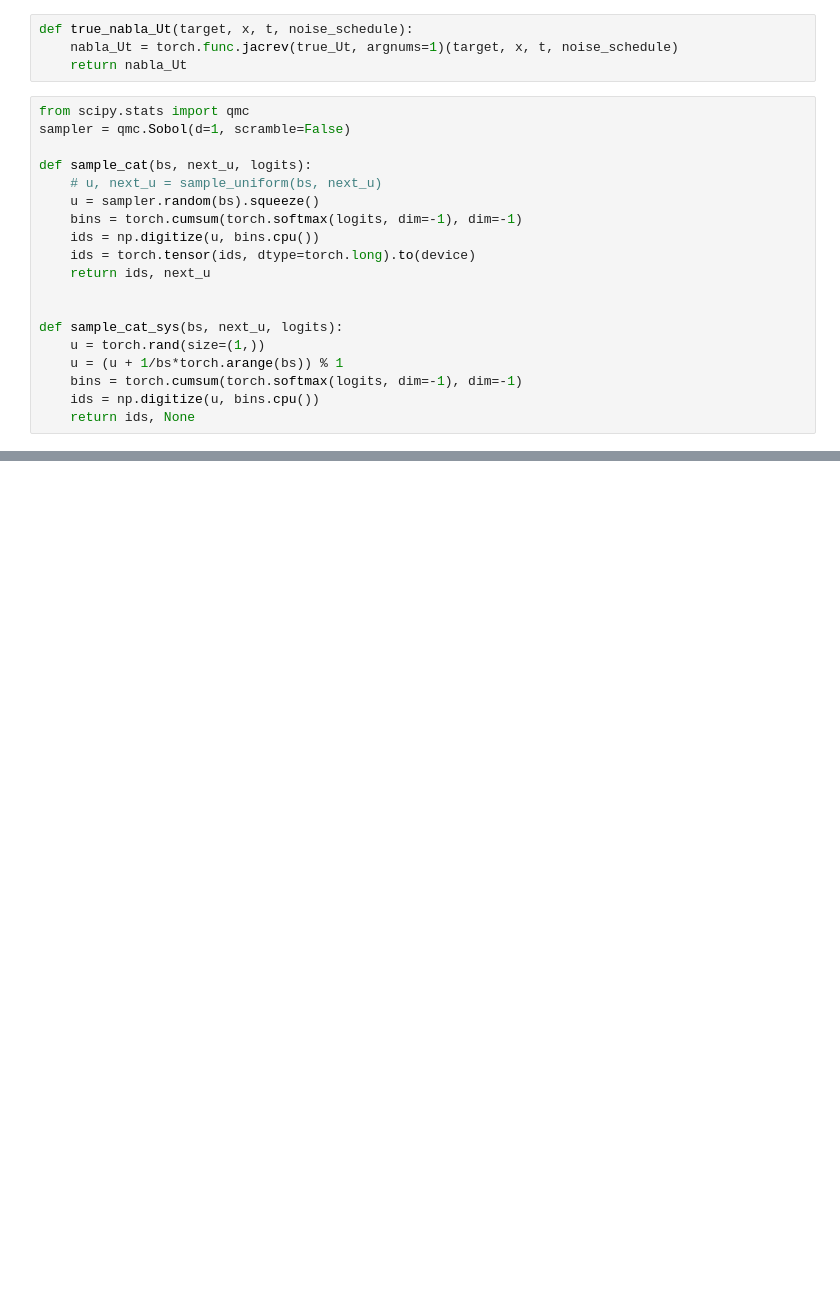
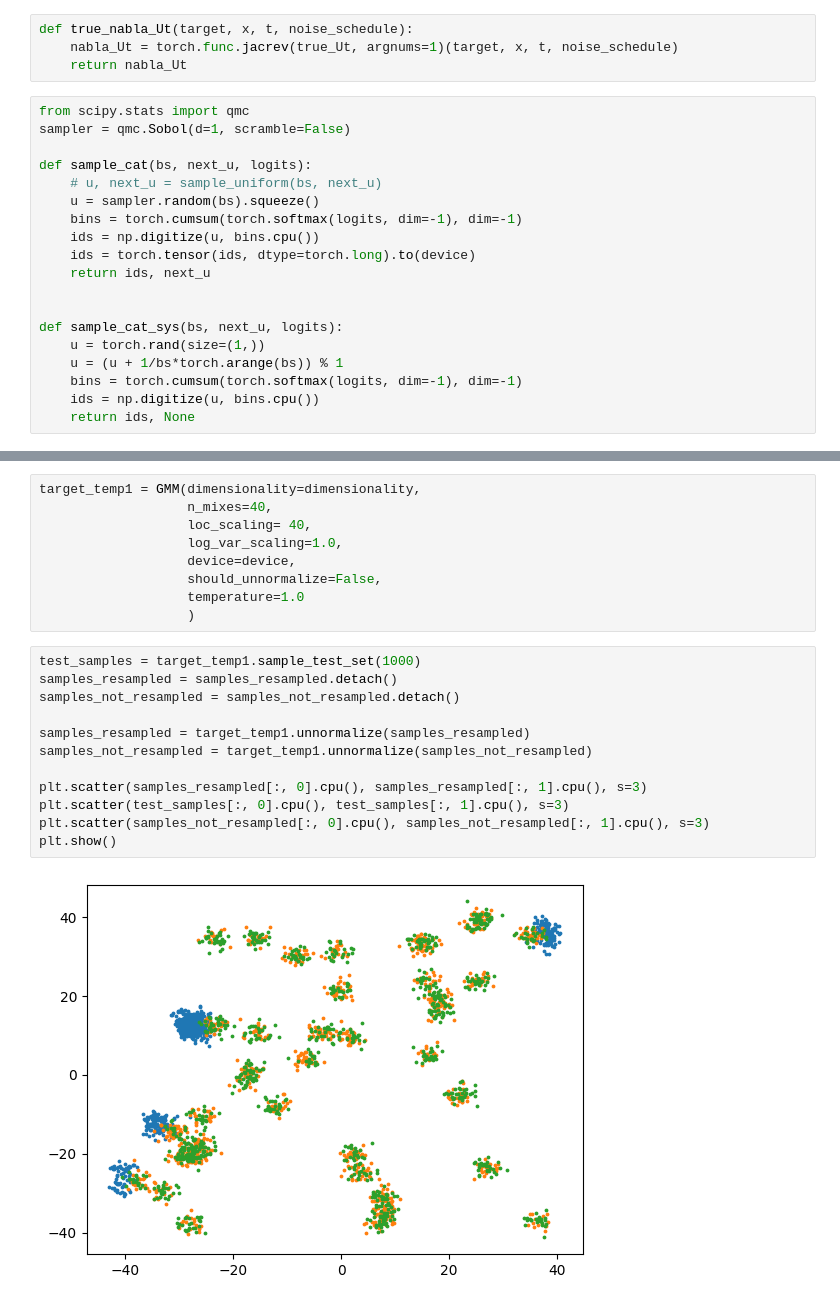
Before and after one commit to taraak/pita, a Jupyter notebook: runner/notebooks/gmm_temp_annealed_v3_true.ipynb, the cells around one changed output, grey strips where cells are left out. Saved outputs shown, nothing was run; the diff lists cells and outputs as text; blank space fills up the shorter version.

```diff
--- a/runner/notebooks/gmm_temp_annealed_v3_true.ipynb
+++ b/runner/notebooks/gmm_temp_annealed_v3_true.ipynb
@@ -375,0 +309,23 @@ plt.show()
+# %%
+target_temp1 = GMM(dimensionality=dimensionality,
+                   n_mixes=40,
+                   loc_scaling= 40,
+                   log_var_scaling=1.0,
+                   device=device,
+                   should_unnormalize=False,
+                   temperature=1.0
+                   )
+# %%
+test_samples = target_temp1.sample_test_set(1000)
+samples_resampled = samples_resampled.detach()
+samples_not_resampled = samples_not_resampled.detach()
+
+samples_resampled = target_temp1.unnormalize(samples_resampled)
+samples_not_resampled = target_temp1.unnormalize(samples_not_resampled)
+
+plt.scatter(samples_resampled[:, 0].cpu(), samples_resampled[:, 1].cpu(), s=3)
+plt.scatter(test_samples[:, 0].cpu(), test_samples[:, 1].cpu(), s=3)
+plt.scatter(samples_not_resampled[:, 0].cpu(), samples_not_resampled[:, 1].cpu(), s=3)
+plt.show()
+# %% [output]
+[figure, added]
```
Also changed, not shown: parts of 21 cells of this notebook.
